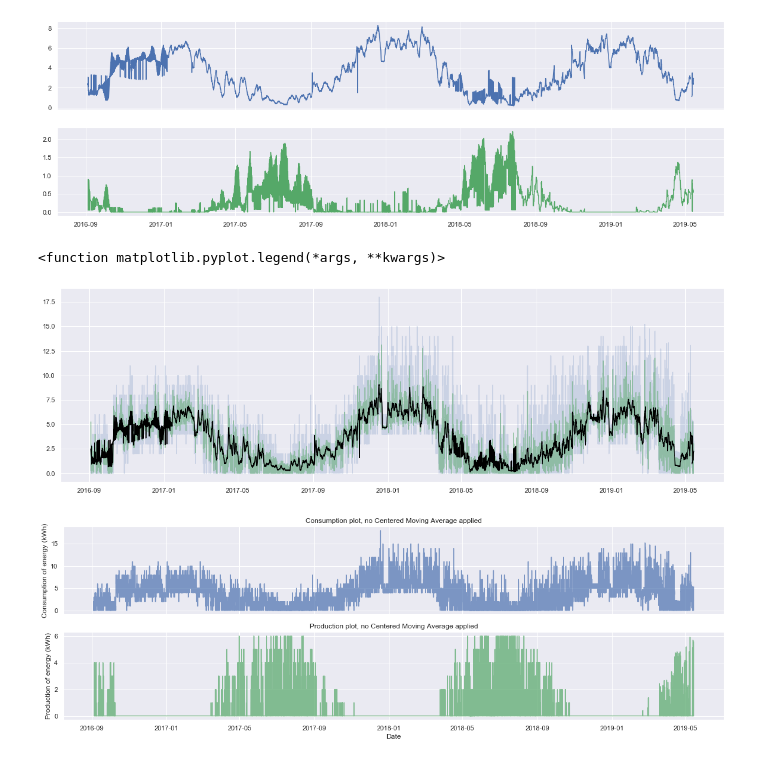
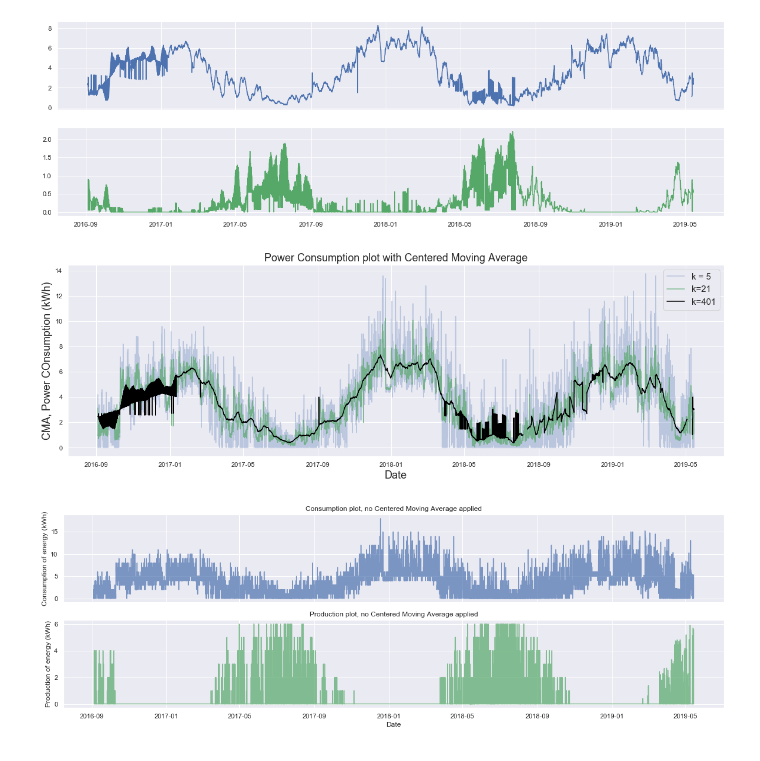
Before and after one commit to 4ug-aug/Otovo-OptimalControl, a Jupyter notebook: Smoothing.ipynb, the cells around one changed output. Cells and saved outputs as stored; diff of their text form; code cells hidden in the pictures.

```diff
--- a/Smoothing.ipynb
+++ b/Smoothing.ipynb
@@ -88,17 +88,20 @@ plt.plot
 # %%
 plt.rcParams["figure.figsize"] = (20,6)
 sns.set(style="darkgrid")
-choices = [1, 8, 48]
-a = [0.2,0.5,1]
+choices = [5, 21, 401]
+a = [0.3,0.7,1]
 colors = ['b','g','black']
+labels = ['k = 5', 'k=21', 'k=401']
 for i in range(3):
     window=choices[i]
-    plt.plot(moving_average(df_cons['num_kwh'],window).sort_index(), color=colors[i], alpha=a[i])
-    plt.title('')
-plt.legend
+    plt.plot(moving_average(df_cons['num_kwh'],window).sort_index(), color=colors[i], alpha=a[i], label=labels[i])
+    plt.legend(fontsize=15)
+    plt.title('Power Consumption plot with Centered Moving Average', size=18)
+    plt.xlabel('Date', fontsize=18)
+    plt.ylabel('CMA, Power COnsumption (kWh)', fontsize=18)
+plt.show()
 # %% [output]
-<function matplotlib.pyplot.legend(*args, **kwargs)>
-[figure, old version]
+[figure, new version]
 # %%
 plt.rcParams["figure.figsize"] = (20,6)
 plt.rc('axes', titlesize=16)
```
Also changed, not shown: parts of 2 cells of this notebook.
